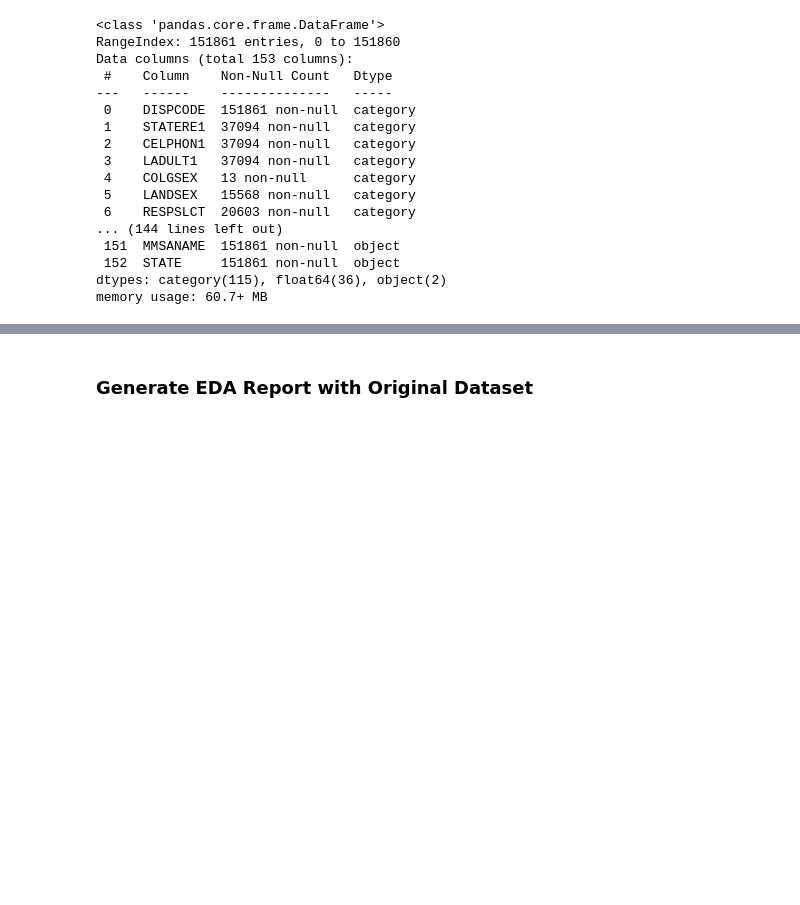
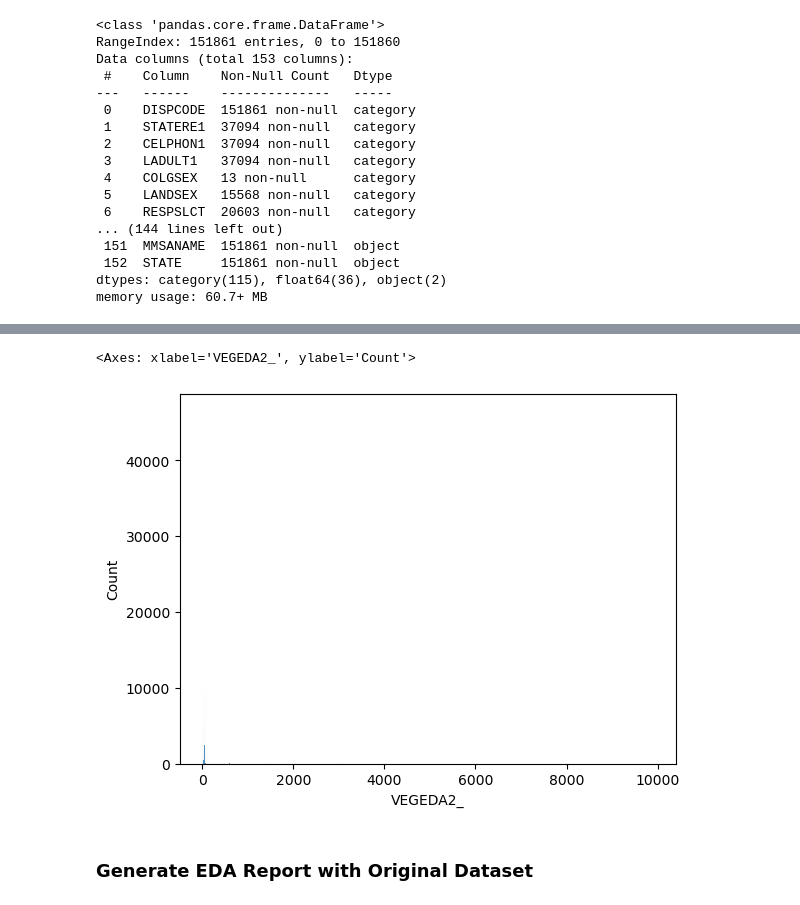
Before and after one commit to OBINNADINNEYA/BRFSS_BIGDATA_PROJECT, a Jupyter notebook: CIND-820-Big data project.ipynb, the cells around one changed output, grey strips where cells are left out. Drawn from its saved outputs; the diff is of its cells as text; code cells hidden in the pictures; blank space fills up the shorter version.

```diff
--- a/CIND-820-Big data project.ipynb
+++ b/CIND-820-Big data project.ipynb
@@ -84,3 +76,8 @@ duplicate_rows
+# %%
+sns.histplot(x=model_build_df['VEGEDA2_'])
+# %% [output]
+<Axes: xlabel='VEGEDA2_', ylabel='Count'>
+[figure, added]
 # %% [markdown]
 ### Generate EDA Report with Original Dataset
 # %%
```
Also changed, not shown: parts of 29 cells of this notebook.
